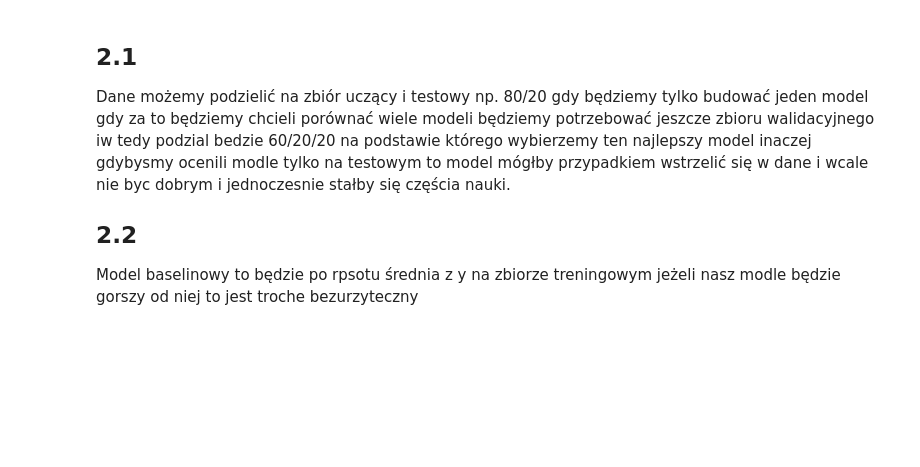
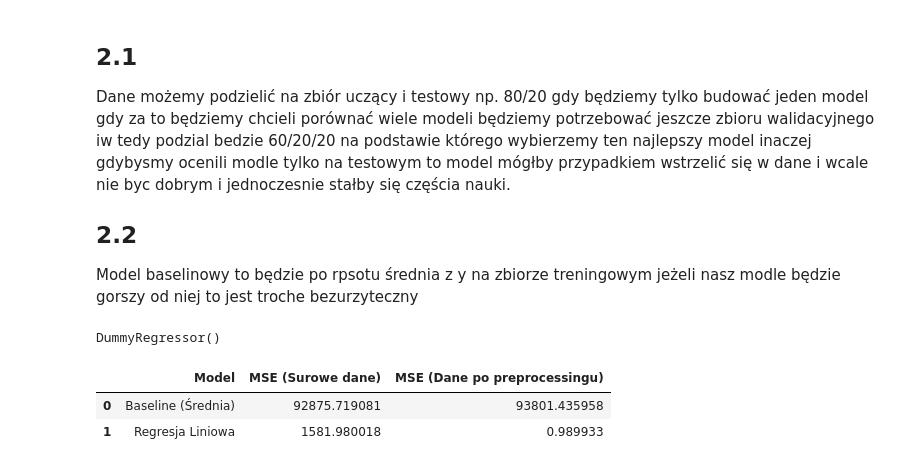
Before and after one commit to kalyps00/studia, a Jupyter notebook: 5_sem/um/lista_2/zad2.ipynb, the cells around one changed output. Saved outputs shown, nothing was run; the diff lists cells and outputs as text; code cells hidden in the pictures; blank space fills up the shorter version.

```diff
--- a/5_sem/um/lista_2/zad2.ipynb
+++ b/5_sem/um/lista_2/zad2.ipynb
@@ -10,6 +10,7 @@ import matplotlib.pyplot as plt
 import sklearn.model_selection as sk
 from sklearn.linear_model import LinearRegression
 from sklearn.dummy import DummyRegressor
+from sklearn.metrics import mean_squared_error
 
 df = pd.read_csv(filepath_or_buffer="./data1.csv")
 
@@ -29,4 +30,31 @@ model_LR_pp_base = DummyRegressor(strategy='mean')
 
 model_LR.fit(X_train, y_train)
 model_LR_base.fit(X_train, y_train)
-mod
+model_LR_pp.fit(X_train_pp, y_train_pp)
+model_LR_pp_base.fit(X_train_pp, y_train_pp)
+# %% [output]
+DummyRegressor()
+# %%
+pred_LR = model_LR.predict(X_test)
+pred_LR_base = model_LR_base.predict(X_test)
+pred_LR_pp = model_LR_pp.predict(X_test)
+pred_LR_pp_base = model_LR_pp_base.predict(X_test)
+
+mse_LR = mean_squared_error(y_test, pred_LR)
+mse_LR_base = mean_squared_error(y_test, pred_LR_base)
+mse_LR_pp = mean_squared_error(y_test, pred_LR_pp)
+mse_LR_pp_base = mean_squared_error(y_test, pred_LR_pp_base)
+
+wyniki = {
+    "Model": ["Baseline (Średnia)", "Regresja Liniowa"],
+    "MSE (Surowe dane)": [mse_LR_base, mse_LR],
+    "MSE (Dane po preprocessingu)": [mse_LR_pp_base, mse_LR_pp]
+}
+
+df_wyniki = pd.DataFrame(wyniki)
+
+df_wyniki
+# %% [output]
+|  | Model | MSE (Surowe dane) | MSE (Dane po preprocessingu) |
+| 0 | Baseline (Średnia) | 92875.719081 | 93801.435958 |
+| 1 | Regresja Liniowa | 1581.980018 | 0.989933 |
```
Also changed, not shown: 3 other files.
